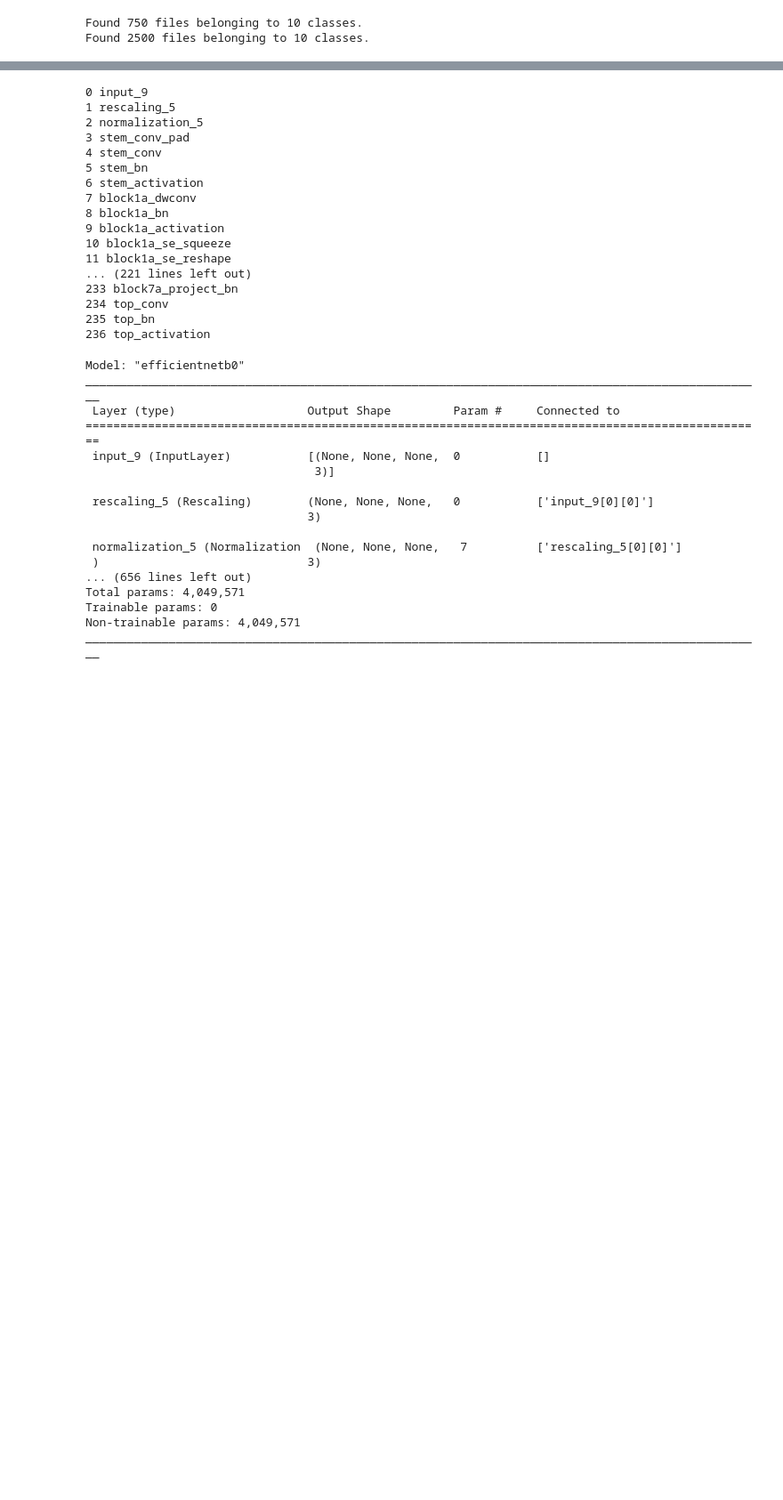
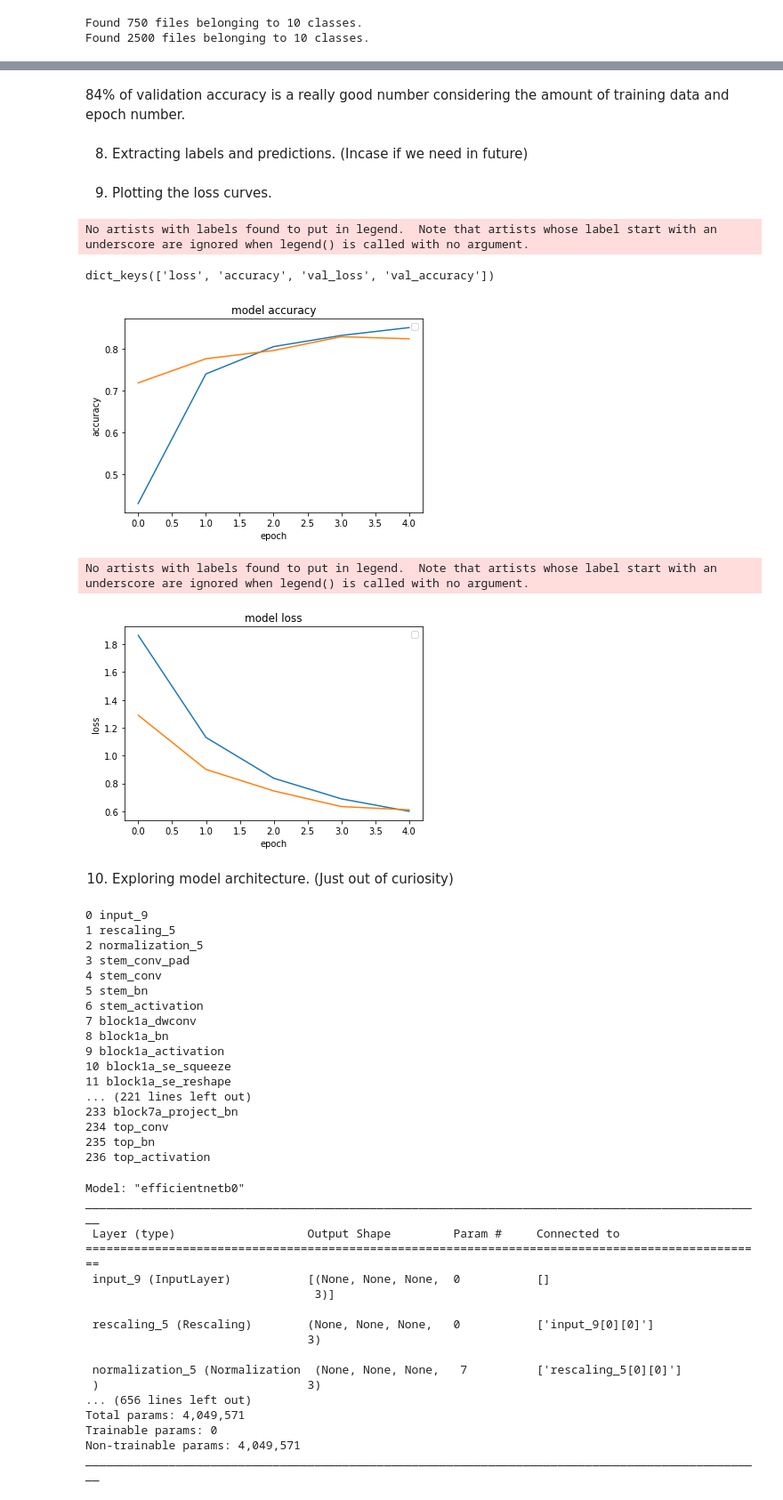
Before and after one commit to Sahilvohra58/transfer-learning-computer-vision, a Jupyter notebook: Transfer_learning_Fine_Tuning_Exp_01.ipynb, the cells around one changed output, grey strips where cells are left out. Shown at 89% size. Drawn from its saved outputs; the diff is of its cells as text; code cells hidden in the pictures; blank space fills up the shorter version.

Commit message:
(Exp01) 84% validation accuracy with 5 epoch training

```diff
--- a/Transfer_learning_Fine_Tuning_Exp_01.ipynb
+++ b/Transfer_learning_Fine_Tuning_Exp_01.ipynb
@@ -75,4 +118,11 @@ Shape after base_model: (None, 7, 7, 1280)
 # %%
 model_0.compile(loss= 'categorical_crossentropy', optimizer=tf.keras.optimizers.Adam(), metrics=['accuracy'])
-model_0_history = model_0.fit(train_data, epochs=5, steps_per_epoch=len(train_data), validation_data=test_data, validation_steps=int(0.25*len(test_data)), callbacks=create_tensorboard_callback(dir_name='TensorBorad', experiment_name='EfficientNet_FineTuning'))
+model_0_history = model_0.fit(train_data,
+                            epochs=5,
+                            steps_per_epoch=len(train_data),
+                            validation_data=test_data,
+                            validation_steps=int(0.25*len(test_data)),
+                            callbacks=create_callbacks(tensorboard_dir_name='TensorBoard',
+                                                        checkpoint_path = 'Exp_01_Models/model_0_ep_{epoch:02d}_val_accuracy_{val_accuracy:.02f}.h5',
+                                                        experiment_name='EfficientNet_FineTuning_Exp_01'))
 # %% [output]
@@ -91,0 +147,4 @@ model_0.save(f'saved_model/model_0-05-0.8651.h5')
+# %% [markdown]
+84% of validation accuracy is a really good number considering the amount of training data and epoch number.
+# %% [markdown]
+8. Extracting labels and predictions. (Incase if we need in future)
@@ -92,3 +158,37 @@ model_0.save(f'saved_model/model_0-05-0.8651.h5')
+# %% [markdown]
+9. Plotting the loss curves.
+# %%
+import matplotlib.pyplot as plt
+def plot_loss_curves(model_history):
+
+    print(model_history.history.keys())
+    # summarize history for accuracy
+    plt.plot(model_history.history['accuracy'])
+    plt.plot(model_history.history['val_accuracy'])
+    plt.title('model accuracy')
+    plt.ylabel('accuracy')
+    plt.xlabel('epoch')
+    plt.legend()
+    plt.show()
+
+    plt.plot(model_history.history['loss'])
+    plt.plot(model_history.history['val_loss'])
+    plt.title('model loss')
+    plt.ylabel('loss')
+    plt.xlabel('epoch')
+    plt.legend()
+    plt.show()
+
+
+plot_loss_curves(model_0_history)
+# %% [output]
+No artists with labels found to put in legend.  Note that artists whose label start with an underscore are ignored when legend() is called with no argument.
+dict_keys(['loss', 'accuracy', 'val_loss', 'val_accuracy'])
+[figure, added]
+No artists with labels found to put in legend.  Note that artists whose label start with an underscore are ignored when legend() is called with no argument.
+[figure, added]
+# %% [markdown]
+10. Exploring model architecture. (Just out of curiosity)
 # %%
 for layer_number, layer in enumerate(base_model.layers):
   print(layer_number, layer.name)
```
Also changed, not shown: parts of 24 cells of this notebook.
